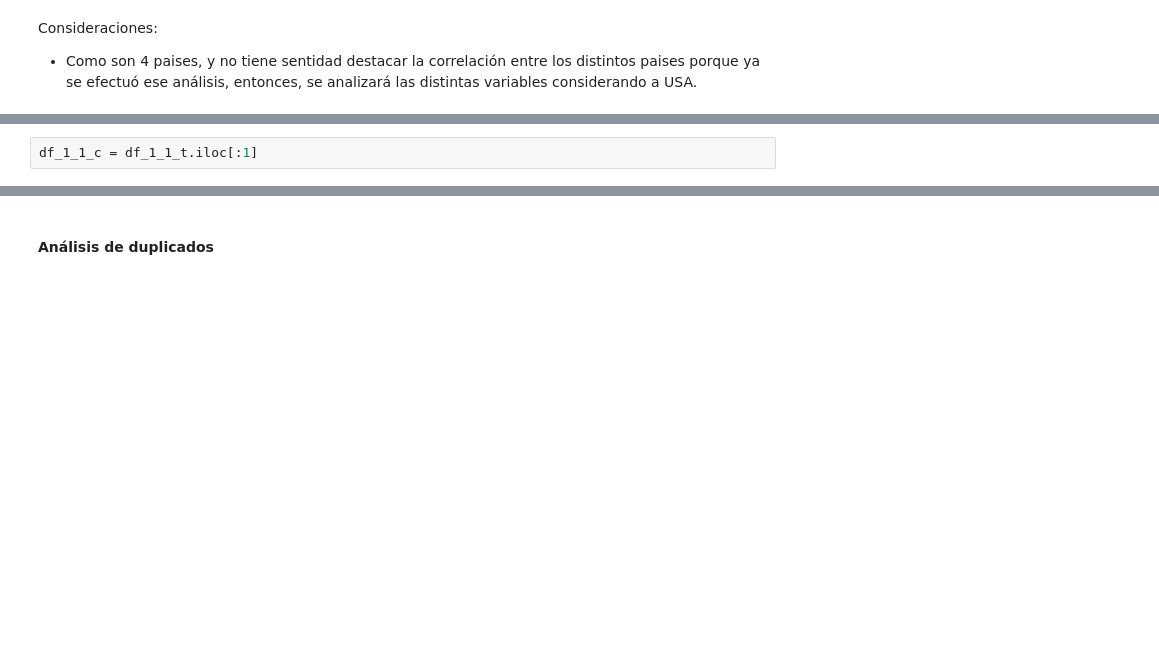
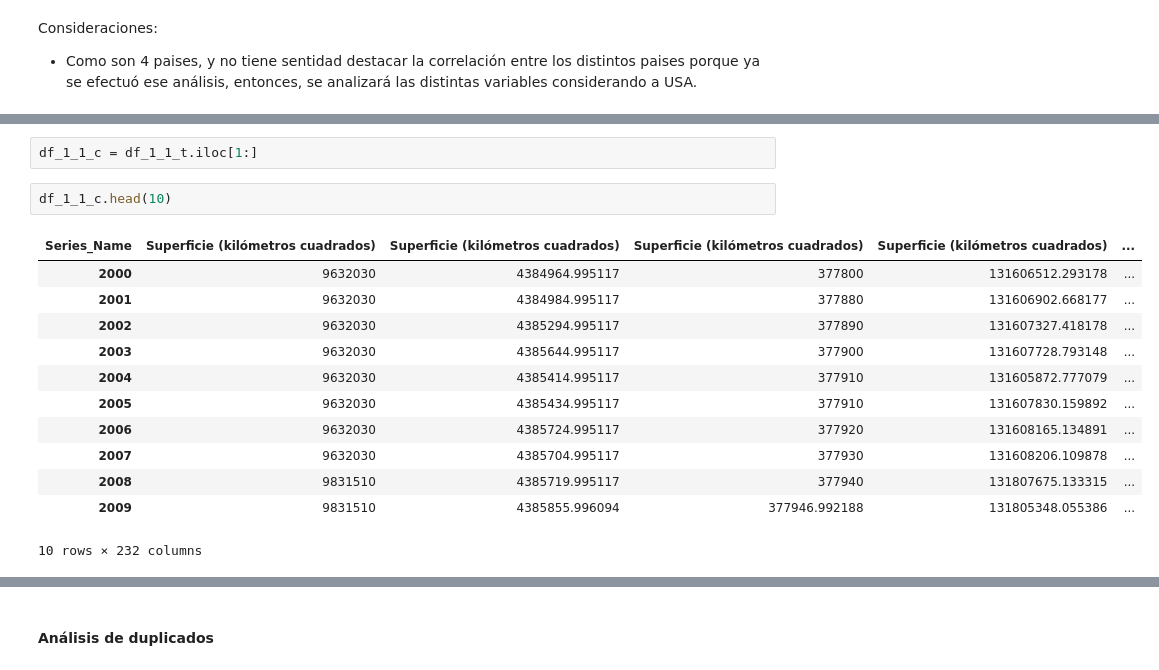
Before and after one commit to JosueMonte/gaming, a Jupyter notebook: eda_1.ipynb, the cells around one changed output, grey strips where cells are left out. Drawn from its saved outputs; the diff is of its cells as text; blank space fills up the shorter version.

```diff
--- a/eda_1.ipynb
+++ b/eda_1.ipynb
@@ -767,2 +961,17 @@ columnas_unicas
 # %%
-df_1_1_c = df_1_1_t.iloc[:1]
+df_1_1_c = df_1_1_t.iloc[1:]
+# %%
+df_1_1_c.head(10)
+# %% [output]
+| Series_Name | Superficie (kilómetros cuadrados) | Superficie (kilómetros cuadrados) | Superficie (kilómetros cuadrados) | Superficie (kilómetros cuadrados) | ... |
+| 2000 | 9632030 | 4384964.995117 | 377800 | 131606512.293178 | ... |
+| 2001 | 9632030 | 4384984.995117 | 377880 | 131606902.668177 | ... |
+| 2002 | 9632030 | 4385294.995117 | 377890 | 131607327.418178 | ... |
+| 2003 | 9632030 | 4385644.995117 | 377900 | 131607728.793148 | ... |
+| 2004 | 9632030 | 4385414.995117 | 377910 | 131605872.777079 | ... |
+| 2005 | 9632030 | 4385434.995117 | 377910 | 131607830.159892 | ... |
+| 2006 | 9632030 | 4385724.995117 | 377920 | 131608165.134891 | ... |
+| 2007 | 9632030 | 4385704.995117 | 377930 | 131608206.109878 | ... |
+| 2008 | 9831510 | 4385719.995117 | 377940 | 131807675.133315 | ... |
+| 2009 | 9831510 | 4385855.996094 | 377946.992188 | 131805348.055386 | ... |
+10 rows × 232 columns
```
Also changed, not shown: parts of 54 cells of this notebook, 1 other file.
